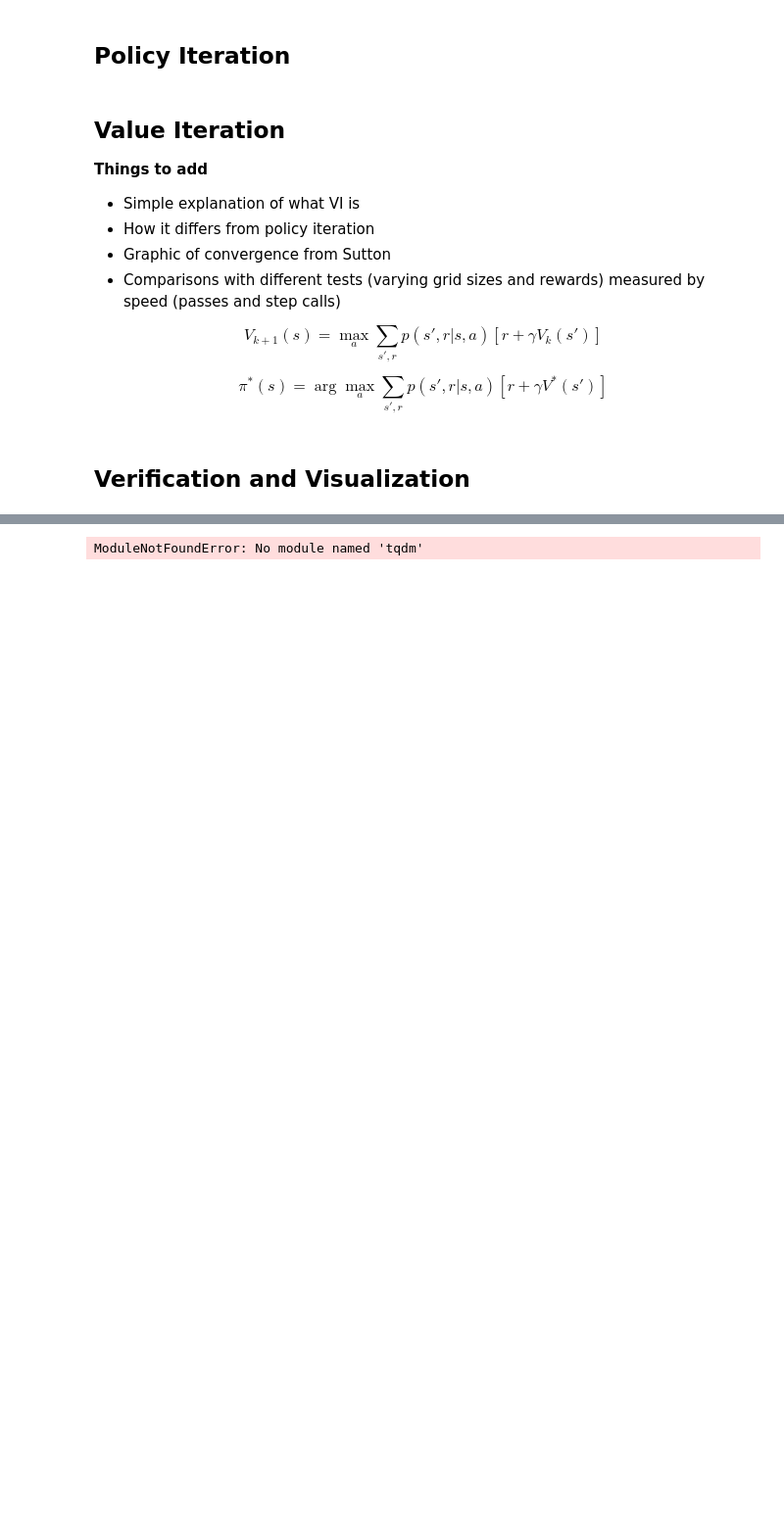
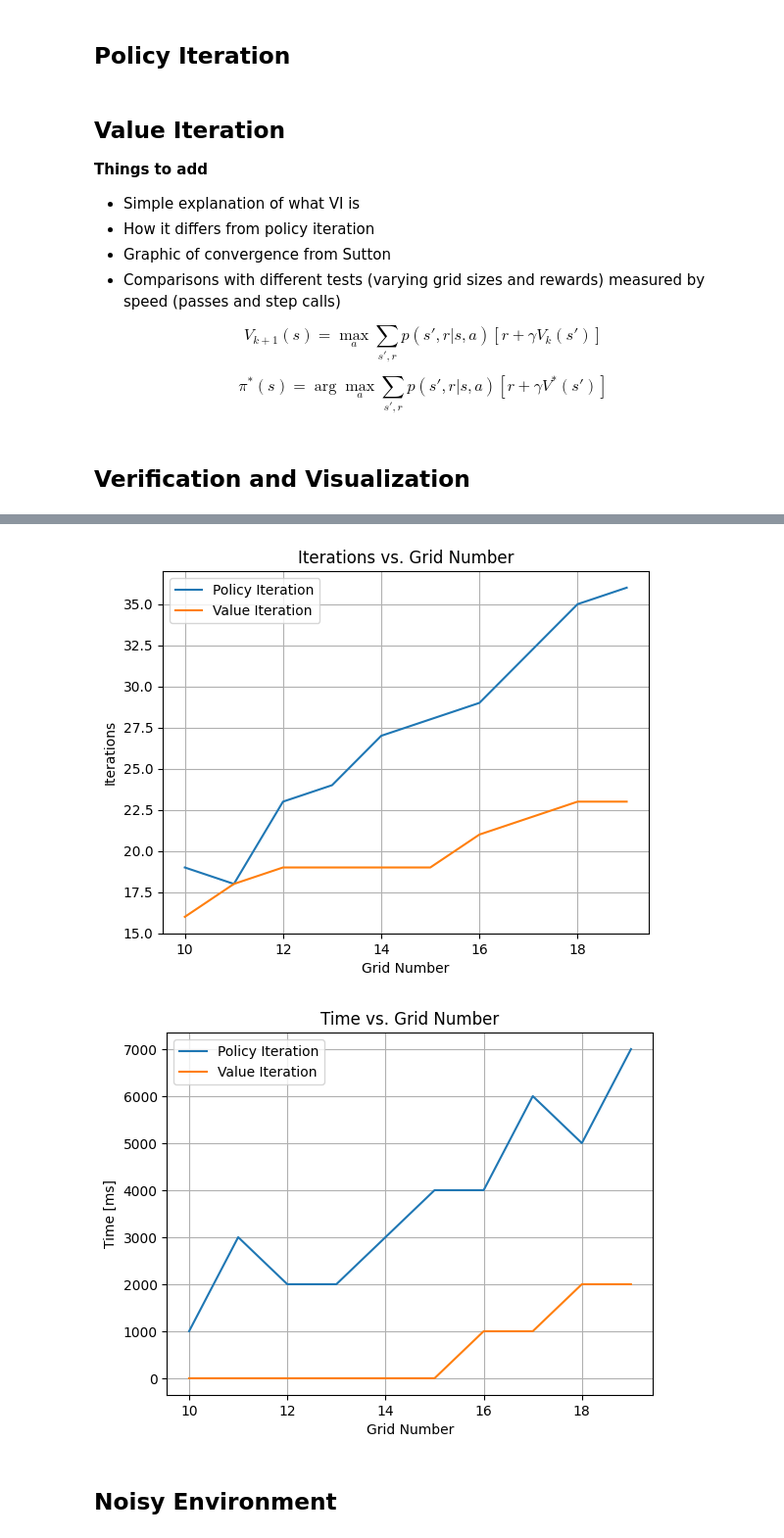
Before and after one commit to sbrunswi/VIP_Intro_deep_reinforcement_learning, a Jupyter notebook: RL Tutorial/Tutorial 3/DP_demo.ipynb, the cells around one changed output, grey strips where cells are left out. Shown at 98% size. Cells and saved outputs as stored; diff of their text form; code cells hidden in the pictures; blank space fills up the shorter version.

```diff
--- a/RL Tutorial/Tutorial 3/DP_demo.ipynb
+++ b/RL Tutorial/Tutorial 3/DP_demo.ipynb
@@ -576,7 +690,8 @@ REWARDS       : {'neutral': -1, 'midpoint': 10000, 'endpoint': 10000, 'pylon': -
 [interactive output not drawn]
 # %%
 from tqdm import tqdm
-from time import time
+
+# Grid Size
 
 grid_range = range(10,20,1)
 PI_n = np.zeros_like(grid_range)
@@ -584,37 +699,40 @@ VI_n = np.zeros_like(grid_range)
 PI_t = np.zeros_like(grid_range)
 VI_t = np.zeros_like(grid_range)
 
 for i in tqdm(range(len(grid_range))):
     env = SimplePURT(GRID_N=grid_range[i])
     env.reset()
-    pt0 = time()
+    pt0 = time.perf_counter()
     PI_policy, PI_V, PI_n_iter = policy_iteration(env, discount_factor=0.9, theta=0.1)
-    pt1 = time()
+    pt1 = time.perf_counter()
     env.reset()
-    vt0 = time()
+    vt0 = time.perf_counter()
     VI_policy, VI_V, VI_n_iter = value_iteration(env, discount_factor=0.9, theta=0.1)
-    vt1 = time()
+    vt1 = time.perf_counter()
     PI_n[i] = PI_n_iter
     VI_n[i] = VI_n_iter
     PI_t[i] = pt1 - pt0
     VI_t[i] = vt1 - vt0
 
 # Iterations vs. Grid Number
 plt.plot(grid_range, PI_n, grid_range, VI_n)
 plt.legend(["Policy Iteration", "Value Iteration"])
 plt.xlabel("Grid Number")
 plt.ylabel("Iterations")
 plt.grid(True)
 plt.title("Iterations vs. Grid Number")
 plt.show()
 
 # Time vs. Grid Number
-plt.plot(grid_range, PI_t, grid_range, VI_t)
+plt.plot(grid_range, PI_t*1000, grid_range, VI_t*1000)
 plt.legend(["Policy Iteration", "Value Iteration"])
 plt.xlabel("Grid Number")
-plt.ylabel("Time [s]")
+plt.ylabel("Time [ms]")
 plt.grid(True)
 plt.title("Time vs. Grid Number")
 plt.show()
 # %% [output]
-ModuleNotFoundError: No module named 'tqdm'
+[figure, added]
+[figure, added]
+# %% [markdown]
+## Noisy Environment
```
Also changed, not shown: parts of 15 cells of this notebook, 2 other files.
